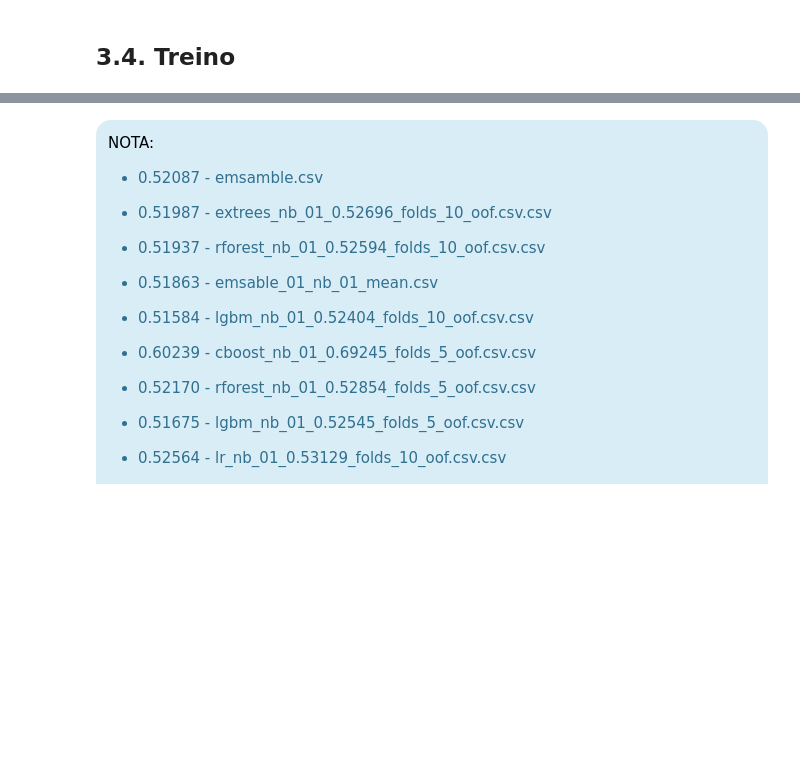
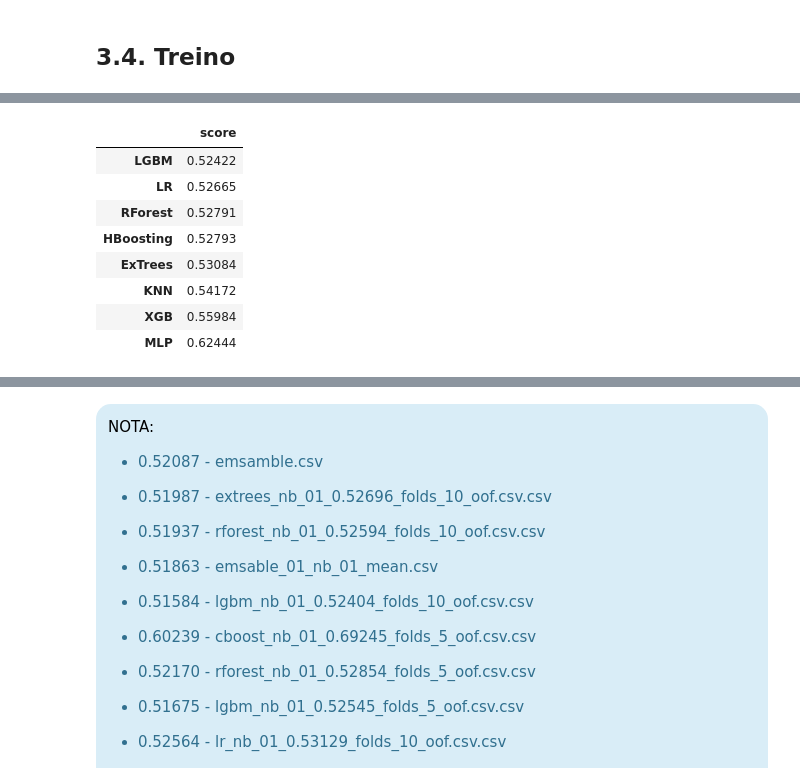
Before and after one commit to rogeriodelfim/Competicoes, a Jupyter notebook: Kaggle/Tabular Playground Series/2022/10 - Novembro/01. EDA.ipynb, the cells around one changed output, grey strips where cells are left out. Cells and saved outputs as stored; diff of their text form; code cells hidden in the pictures; blank space fills up the shorter version.

```diff
--- a/Kaggle/Tabular Playground Series/2022/10 - Novembro/01. EDA.ipynb
+++ b/Kaggle/Tabular Playground Series/2022/10 - Novembro/01. EDA.ipynb
@@ -1215,21 +1231,10 @@ def plot_oof_histogram(name, oof):
 
 X      = df2_train.copy()
 X_test = df2_test.copy()
-#X      = X
-#X_test = X_test
 y      = df2_train[target]
 
-# Inverta alguns dos subs para obter os melhores resultados de log_loss.
-feature_inverted = ['pred_1818', 'pred_1953', 'pred_2009',
-                    'pred_2126', 'pred_2575', 'pred_3851',
-                    'pred_4213', 'pred_4708', 'pred_4882']
-
-#X[feature_inverted]      = 1-X[feature_inverted].values
-#X_test[feature_inverted] = 1-X_test[feature_inverted].values
-
-X.drop(target, axis=1, inplace=True)
+X.drop([target]+feature_drop, axis=1, inplace=True)
+X_test.drop(feature_drop, axis=1, inplace=True)
 
 X.shape, X_test.shape
-
-# https://www.kaggle.com/code/takanashihumbert/drop-4000-features-lb-0-51530
 # %% [output]
@@ -1496,17 +1466,6 @@ def model_cv_fit(models_, X_, y_, X_test_, path_, target_=target, seed_=12359, p
             X_va = scipy.special.logit(X_.iloc[idx_va].clip(1e-6, 1-1e-6))
             y_tr = y_.iloc[idx_tr]
             y_va = y_.iloc[idx_va]
-
-            '''
-            # Drop Low Variances
-            sel    = VarianceThreshold(threshold=var_th_)
-            sel.fit(X_tr/X_tr.mean())
-
-            mask = sel.get_support()
-            X_tr = X_tr.loc[:, mask]
-            X_va = X_va.loc[:, mask]
-            X_ts = X_test_.loc[:, mask]
-            '''
 
             model.fit(X_tr, y_tr)
 
@@ -1589,7 +1548,7 @@ def model_cv_fit(models_, X_, y_, X_test_, path_, target_=target, seed_=12359, p
 # %%
 %%time
 
-models = [
+models_ = [
     ('LR', model_lr, 1, 'lr_nb_01'),
     ('KNN_200', model_knn, 1, 'knn_200_nb_01'),
     ('MLP', model_mlp, 1, 'mlp_nb_01' ),
@@ -1599,9 +1558,9 @@ models = [
     ('RForest', model_rf, 1,'rforest_nb_01'),
     ('HBoosting', model_hbc, 1,'hboosting_nb_01')]
 
-models_ = [
+models = [
     ('LR', pipeline_lr, 1, 'lr_nb_01'),
-    ('KNN_200', pipeline_knn, 1, 'knn_200_nb_01'),
+    ('KNN', pipeline_knn, 1, 'knn_nb_01'),
     ('MLP', pipeline_mlp, 1, 'mlp_nb_01' ),
     ('XGB', pipeline_xgb, 1, 'xgb_nb_01'),
     ('ExTrees', pipeline_ext, 1, 'extrees_nb_01'),
@@ -1609,7 +1568,6 @@ models_ = [
     ('RForest', pipeline_rf, 1,'rforest_nb_01'),
     ('HBoosting', pipeline_hbc, 1,'hboosting_nb_01')]
 
-#selectpercentile  = ('selectpercentile', SelectPercentile(f_classif, percentile=95))
 #pipeline_lgbm = Pipeline(steps=[variancethreshold, selectpercentile, ('model', model_lgbm)])
 #models = [('LGBM', pipeline_lgbm, 1, 'lgbm_nb_01')]
 
@@ -1624,8 +1582,6 @@ df_pred_tr, df_pred_ts, df_score_mdl = \
                  create_sub_   = True,
                  n_splits_     = 10,
                  print_report_ = True)
-
-# [Fold Mean] L.Loss: 0.52373 - 0h 5m 38s
 # %% [output]
 => LR
 =========================================================================
@@ -1646,0 +1603,9 @@ Fold 8 => L.Loss: 0.52529 - F1-score: 0.72546 - AUC:0.73850 - 0h 7m 57s
+|  | score |
+| LGBM | 0.52422 |
+| LR | 0.52665 |
+| RForest | 0.52791 |
+| HBoosting | 0.52793 |
+| ExTrees | 0.53084 |
+| KNN | 0.54172 |
+| XGB | 0.55984 |
+| MLP | 0.62444 |
```
Also changed, not shown: parts of 49 cells of this notebook.
